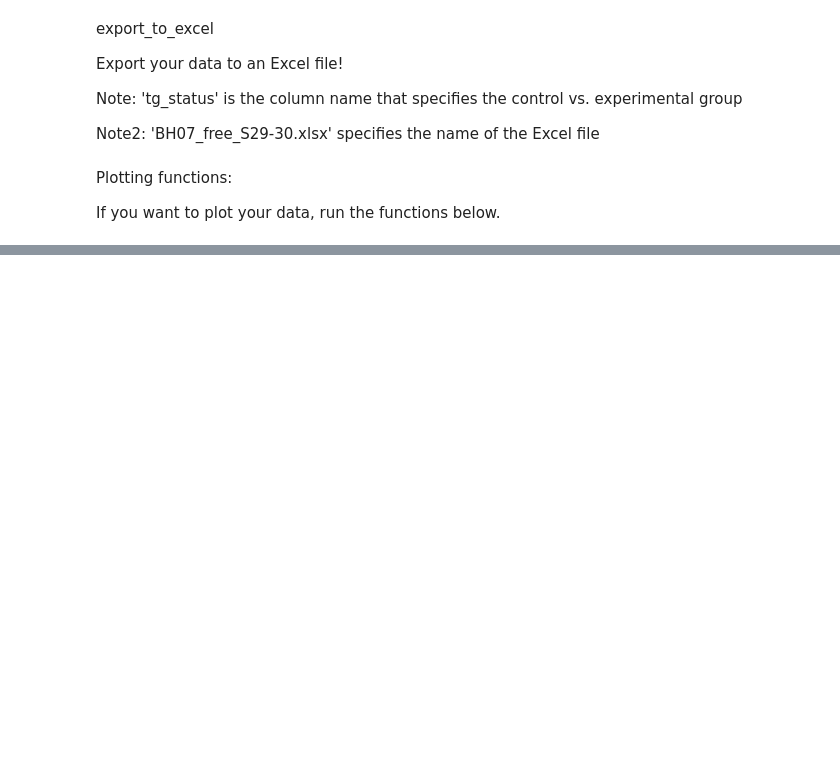
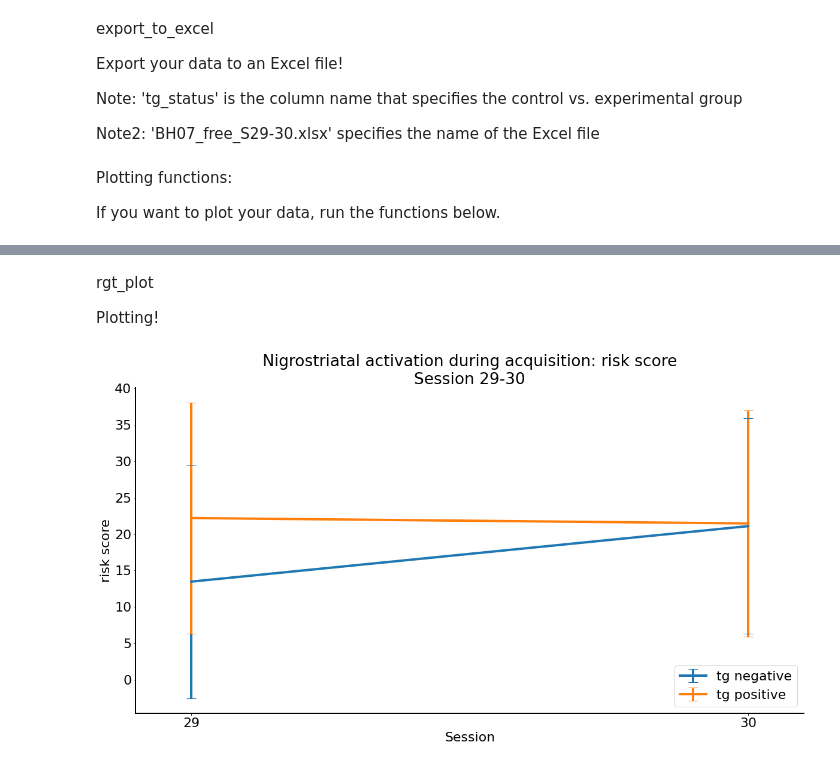
Before and after one commit to deckyblue/hathaway_1, a Jupyter notebook: hath_tutorial/Tutorial_draft.ipynb, the cells around one changed output, grey strips where cells are left out. Cells and saved outputs as stored; diff of their text form; code cells hidden in the pictures; blank space fills up the shorter version.

```diff
--- a/hath_tutorial/Tutorial_draft.ipynb
+++ b/hath_tutorial/Tutorial_draft.ipynb
@@ -216,3 +227,9 @@ rgt.export_to_excel(df_summary, [control_group, exp_group], 'tg_status', 'BH07_f
 Plotting functions:
 
 If you want to plot your data, run the functions below.
+# %%
+group_names = {0: 'tg negative',
+              1: 'tg positive'}
+
+mean_scores, stderror = rgt.get_group_means_sem(df_summary, [control_group, exp_group], group_names)
+mean_scores
@@ -218,0 +241,8 @@ If you want to plot your data, run the functions below.
+# %% [markdown]
+rgt_plot
+
+Plotting!
+# %%
+rgt.rgt_plot('risk',startsess,endsess,['tg negative','tg positive'],title,mean_scores,stderror, var_title='risk score')
+# %% [output]
+[figure, added]
```
Also changed, not shown: parts of 7 cells of this notebook, 2 other files.
